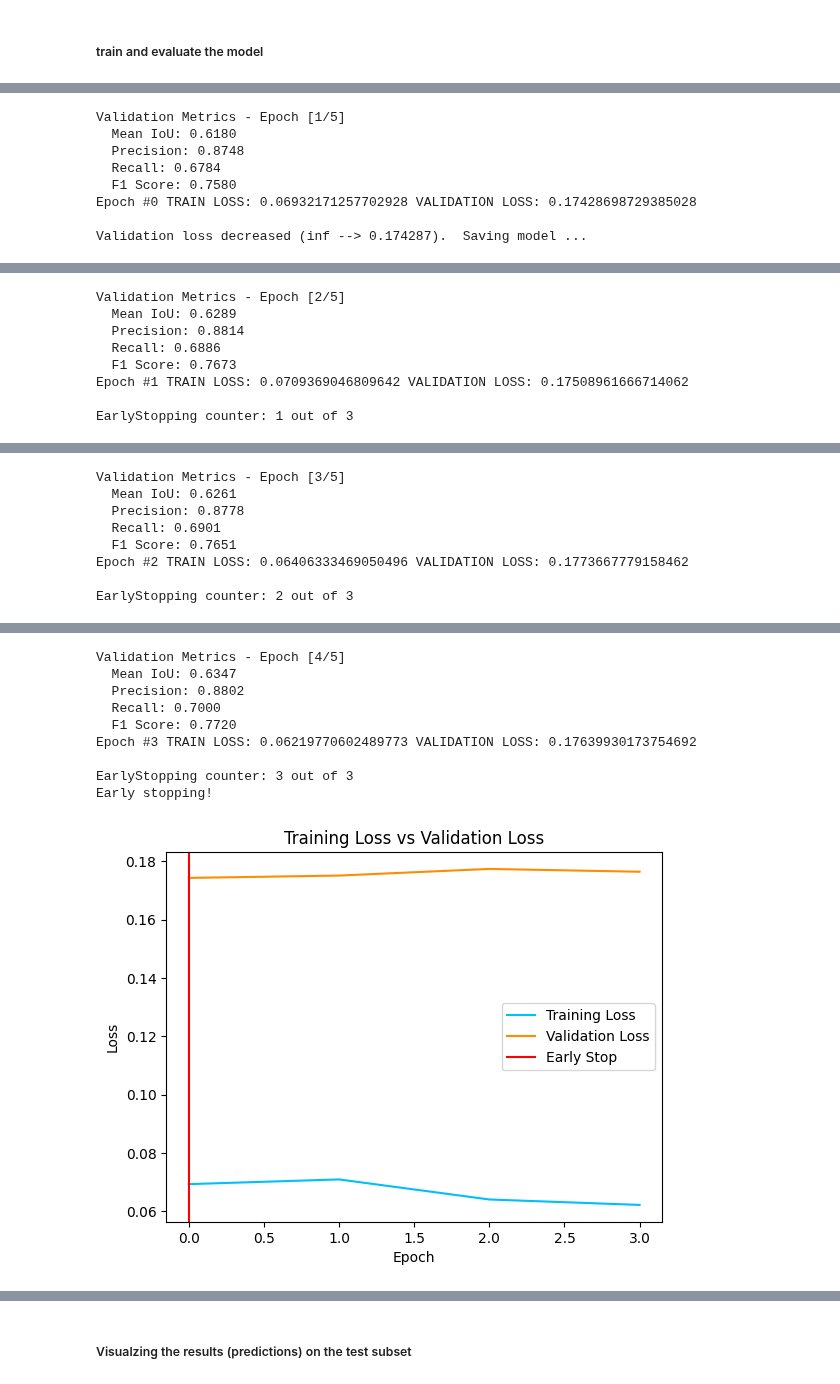
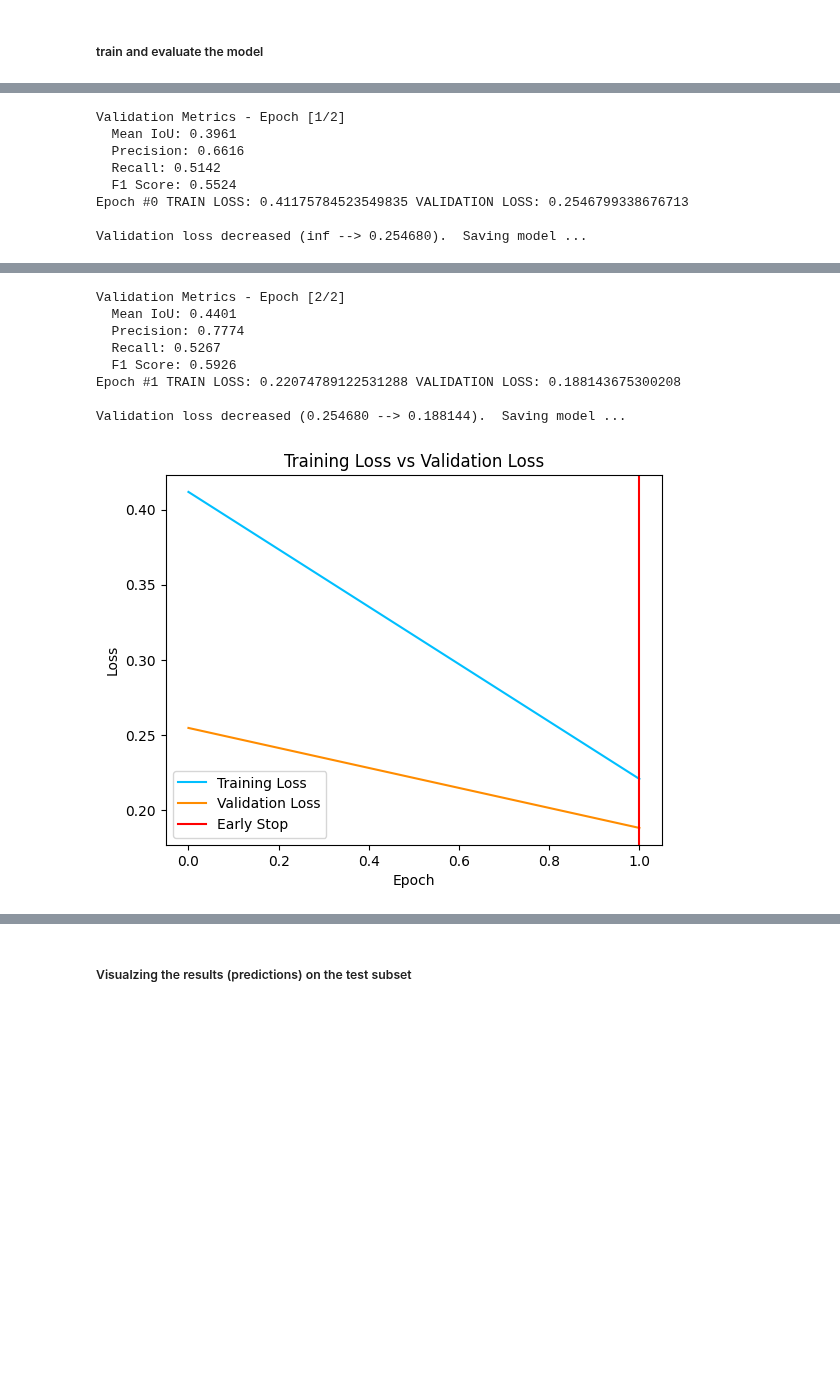
Before and after one commit to mohamadalbaaj/WWR, a Jupyter notebook: semantic_segmentation_u_net_train.ipynb, the cells around one changed output, grey strips where cells are left out. Drawn from its saved outputs; the diff is of its cells as text; code cells hidden in the pictures; blank space fills up the shorter version.

```diff
--- a/semantic_segmentation_u_net_train.ipynb
+++ b/semantic_segmentation_u_net_train.ipynb
@@ -103,9 +110,9 @@ Test dataset size: 22
 ##### Prepare Data Loaders
 # %%
 # Create dataloaders
-train_loader = DataLoader(train_dataset, batch_size=2, shuffle=True)
-val_loader = DataLoader(val_dataset, batch_size=2, shuffle=False)
-test_loader = DataLoader(test_dataset, batch_size=2, shuffle=False)
+train_loader = DataLoader(train_dataset, batch_size=batch_size, shuffle=True)
+val_loader = DataLoader(val_dataset, batch_size=batch_size, shuffle=False)
+test_loader = DataLoader(test_dataset, batch_size=batch_size, shuffle=False)
 
 print("Train dataset:", len(train_dataset))
 print("Validation dataset:", len(val_dataset))
@@ -359,18 +364,16 @@ class Averager:
 # %% [markdown]
 ##### train and evaluate the model
 # %%
-NUM_EPOCHS = 5
+NUM_EPOCHS = 2
 
 DEVICE = torch.device('cuda' if torch.cuda.is_available() else 'cpu')
 
 model = model.to(DEVICE)
 
-optimizer = torch.optim.SGD(model.parameters(), lr=0.005, momentum=0.9, weight_decay=0.0005)
+optimizer = torch.optim.SGD(model.parameters(), lr=0.005, momentum=0.95, weight_decay=0.0005)
 
 lr_scheduler = torch.optim.lr_scheduler.StepLR(optimizer, step_size=3, gamma=0.1)
 
-confidence_threshold = 0.5
-
 criterion = nn.BCEWithLogitsLoss()  # Binary cross-entropy loss
 # %%
 train_losses = Averager()
@@ -423,7 +426,7 @@ for epoch in range(NUM_EPOCHS):
     model.eval()
     with torch.no_grad():
         val_loader_tqdm = tqdm(val_loader, desc="Validating Metrics", leave=False)
-        all_precisions, all_recalls, all_f1s, ious = [], [], [], []
+        all_precisions, all_recalls, all_f1s, all_ious = [], [], [], []
         for _, (images, masks) in enumerate(val_loader_tqdm):
 
             images = images.to(DEVICE)
@@ -432,18 +435,11 @@ for epoch in range(NUM_EPOCHS):
             # Get predictions
             outputs = model(images)
 
-            preds = torch.sigmoid(outputs) > 0.5  # Threshold predictions at 0.5
+            preds = torch.sigmoid(outputs) > threshold  # Threshold predictions at 0.5
 
             # Flatten predictions and masks for metric calculation
             preds_flat = preds.view(-1)
             masks_flat = masks.view(-1).bool()
-
-            # Calculate IoU for each image
-            # IoU
-            intersection = (preds_flat & masks_flat).sum().item()
-            union = (preds_flat | masks_flat).sum().item()
-            iou = intersection / union if union > 0 else 0
-            ious.append(iou)
 
             # Calculate precision, recall, F1 at IoU 0.5 threshold
             # Precision, Recall, F1-Score
@@ -451,16 +447,18 @@ for epoch in range(NUM_EPOCHS):
             fp = (preds_flat & ~masks_flat).sum().item()
             fn = (~preds_flat & masks_flat).sum().item()
 
+            iou = tp / (tp + fp + fn) if (tp + fp + fn) > 0 else 0
             precision = tp / (tp + fp) if (tp + fp) > 0 else 0
             recall = tp / (tp + fn) if (tp + fn) > 0 else 0
             f1 = (2 * precision * recall) / (precision + recall) if (precision + recall) > 0 else 0
 
+            all_ious.append(iou)
             all_precisions.append(precision)
             all_recalls.append(recall)
             all_f1s.append(f1)
 
         # Calculate mean metrics over the entire validation set
-        mean_iou = sum(ious) / len(ious) if ious else 0
+        mean_iou = sum(all_ious) / len(all_ious) if all_ious else 0
         mean_precision = sum(all_precisions) / len(all_precisions) if all_precisions else 0
         mean_recall = sum(all_recalls) / len(all_recalls) if all_recalls else 0
         mean_f1 = sum(all_f1s) / len(all_f1s) if all_f1s else 0
@@ -499,8 +497,8 @@ Epoch: 0 Batch Index: 50 Loss: 0.04877537488937378
-Validation Metrics - Epoch [1/5]
-  Mean IoU: 0.6180
-  Precision: 0.8748
-  Recall: 0.6784
-  F1 Score: 0.7580
-Epoch #0 TRAIN LOSS: 0.06932171257702928 VALIDATION LOSS: 0.17428698729385028
+Validation Metrics - Epoch [1/2]
+  Mean IoU: 0.3961
+  Precision: 0.6616
+  Recall: 0.5142
+  F1 Score: 0.5524
+Epoch #0 TRAIN LOSS: 0.41175784523549835 VALIDATION LOSS: 0.2546799338676713
 
-Validation loss decreased (inf --> 0.174287).  Saving model ...
+Validation loss decreased (inf --> 0.254680).  Saving model ...
@@ -509,8 +507,9 @@ Epoch: 1 Batch Index: 50 Loss: 0.07309829443693161
-Validation Metrics - Epoch [2/5]
-  Mean IoU: 0.6289
-  Precision: 0.8814
-  Recall: 0.6886
-  F1 Score: 0.7673
-Epoch #1 TRAIN LOSS: 0.0709369046809642 VALIDATION LOSS: 0.17508961666714062
+Validation Metrics - Epoch [2/2]
+  Mean IoU: 0.4401
+  Precision: 0.7774
+  Recall: 0.5267
+  F1 Score: 0.5926
+Epoch #1 TRAIN LOSS: 0.22074789122531288 VALIDATION LOSS: 0.188143675300208
 
-EarlyStopping counter: 1 out of 3
+Validation loss decreased (0.254680 --> 0.188144).  Saving model ...
+[figure, new version]
@@ -519,8 +516,0 @@ Epoch: 2 Batch Index: 50 Loss: 0.08359386026859283
-Validation Metrics - Epoch [3/5]
-  Mean IoU: 0.6261
-  Precision: 0.8778
-  Recall: 0.6901
-  F1 Score: 0.7651
-Epoch #2 TRAIN LOSS: 0.06406333469050496 VALIDATION LOSS: 0.1773667779158462
-
-EarlyStopping counter: 2 out of 3
@@ -529,10 +516,0 @@ Epoch: 3 Batch Index: 50 Loss: 0.04274572804570198
-Validation Metrics - Epoch [4/5]
-  Mean IoU: 0.6347
-  Precision: 0.8802
-  Recall: 0.7000
-  F1 Score: 0.7720
-Epoch #3 TRAIN LOSS: 0.06219770602489773 VALIDATION LOSS: 0.17639930173754692
-
-EarlyStopping counter: 3 out of 3
-Early stopping!
-[figure, old version]
```
Also changed, not shown: parts of 9 cells of this notebook, 1 other file.
